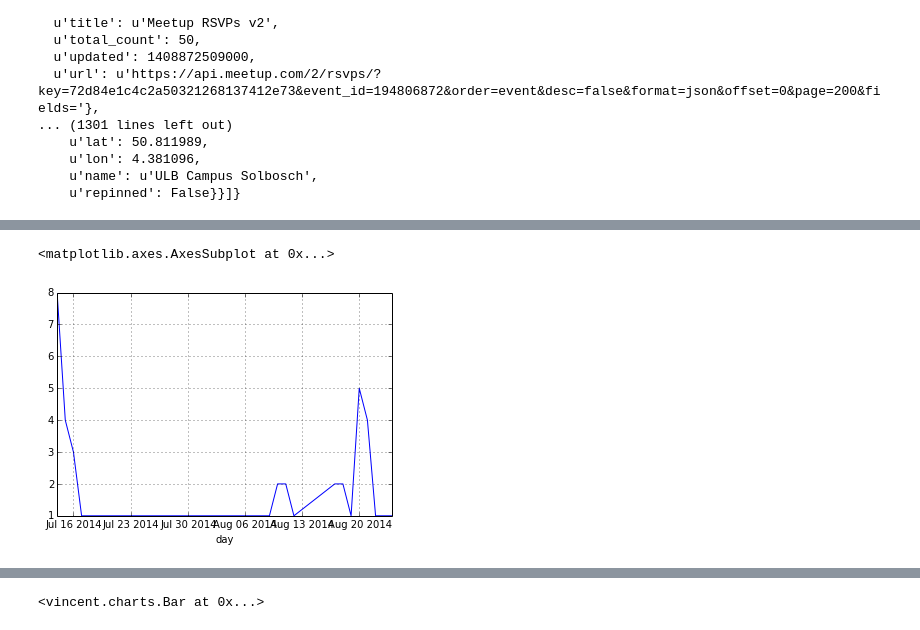
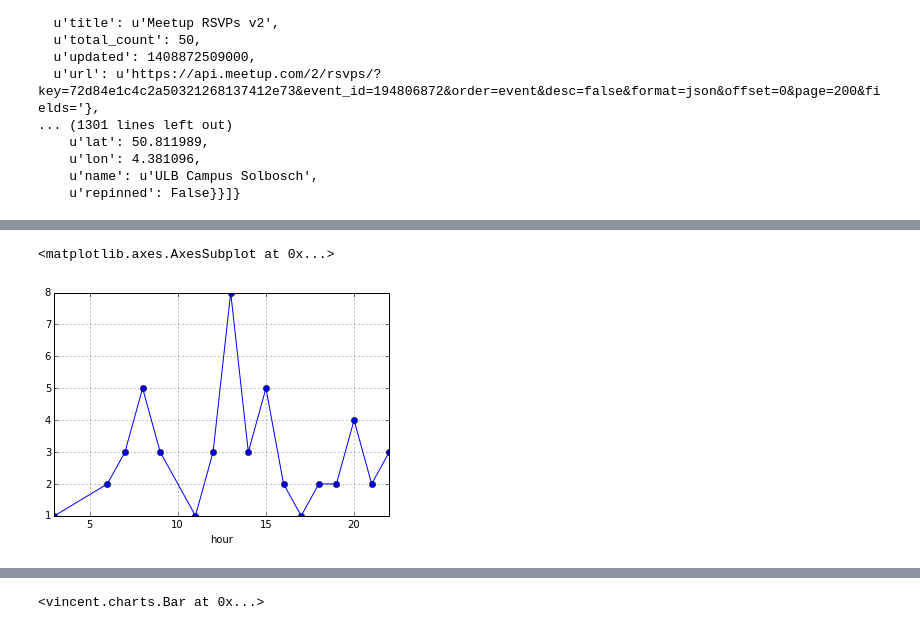
Before and after one commit to OpenTechSchool-Brussels/IPython-Pandas, a Jupyter notebook: notebooks/Pandas.ipynb, the cells around one changed output, grey strips where cells are left out. Drawn from its saved outputs; the diff is of its cells as text; code cells hidden in the pictures.

```diff
--- a/notebooks/Pandas.ipynb
+++ b/notebooks/Pandas.ipynb
@@ -110,7 +104,0 @@ rsvps_dict
-# %%
-results = rsvps_dict['results']
-print("We have {} results".format(len(results)))
-print()
-print("The first result has the following properties:")
-for i in sorted(results[0].keys()):  # sorted by alphabetic order
-    print(' - ' + i)
@@ -163,0 +133,13 @@ rsvps.head(5)
+# %%
+# Create a new 'clean' DataFrame:
+rsvps = pandas.DataFrame(rsvps_raw['response'])
+
+def get_or_nan(dic, key):
+    try: return dic.get(key)
+    except AttributeError: return None
+
+rsvps['name'] = rsvps_raw['member'].map(lambda x: x.get('name'))
+rsvps['thumb'] = rsvps_raw['member_photo'].map(lambda x: get_or_nan(x, 'thumb_link'))
+rsvps['photo'] = rsvps_raw['member_photo'].map(lambda x: get_or_nan(x, 'photo_link'))
+
+rsvps.head(5)
@@ -164,7 +187,7 @@ rsvps.head(5)
 # %%
-rsvps['day'] = rsvps.index.date
-rsvps_per_day = rsvps.groupby('day').agg(len)
-rsvps_per_day['response'].plot()
+rsvps['hour'] = rsvps.index.hour
+rsvps_per_hour = rsvps.groupby('hour').agg(len)
+rsvps_per_hour['response'].plot(marker='o')
 # %% [output]
 <matplotlib.axes.AxesSubplot at 0x...>
-[figure, old version]
+[figure, new version]
```
Also changed, not shown: parts of 27 cells of this notebook.
